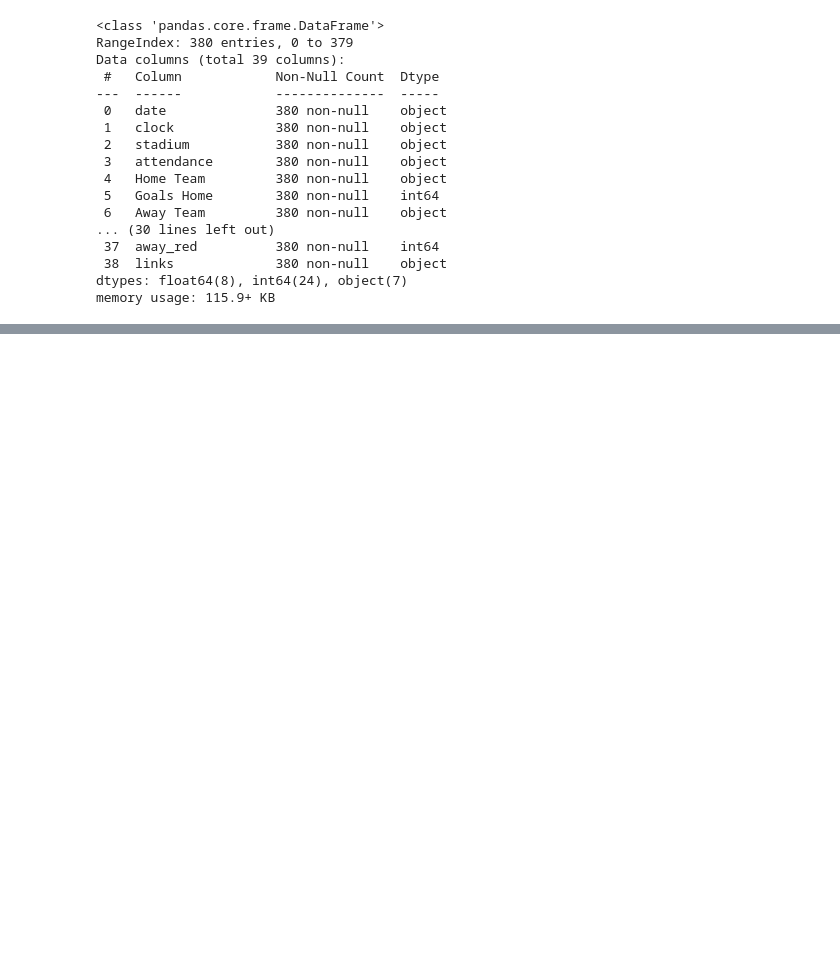
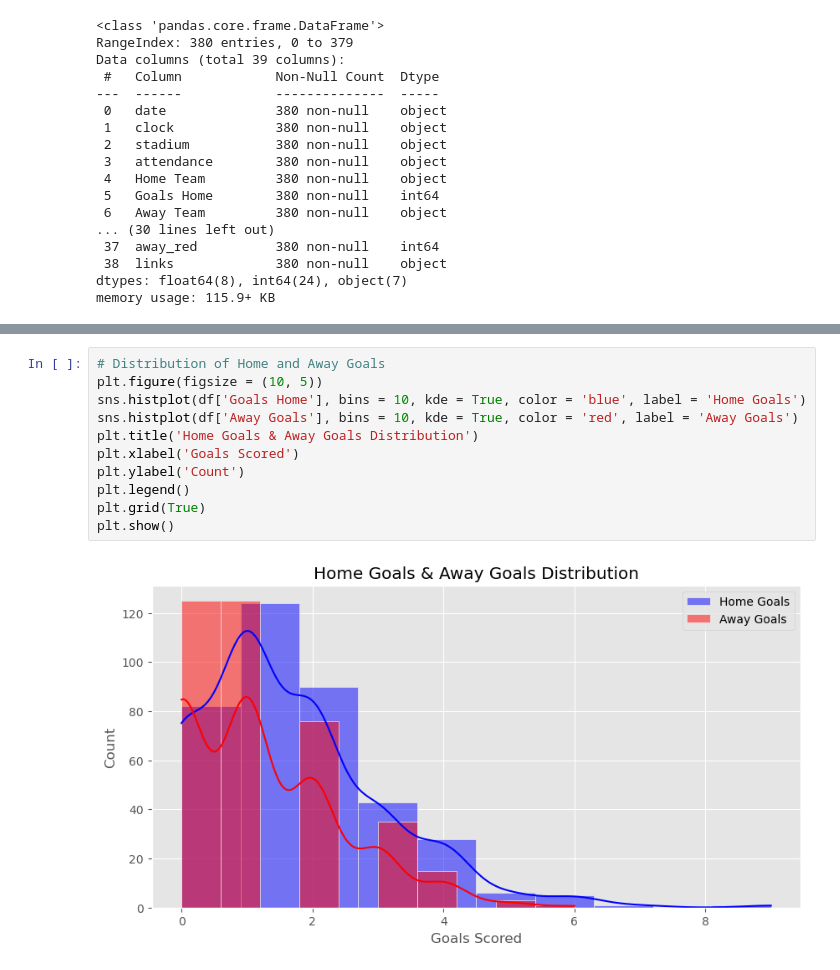
Before and after one commit to Snkiha/Premier-League-Win-Prediction, a Jupyter notebook: premierLeague_LogR.ipynb, the cells around one changed output, grey strips where cells are left out. Saved outputs shown, nothing was run; the diff lists cells and outputs as text; blank space fills up the shorter version.

```diff
--- a/premierLeague_LogR.ipynb
+++ b/premierLeague_LogR.ipynb
@@ -55,0 +92,13 @@ memory usage: 115.9+ KB
+# %%
+# Distribution of Home and Away Goals
+plt.figure(figsize = (10, 5))
+sns.histplot(df['Goals Home'], bins = 10, kde = True, color = 'blue', label = 'Home Goals')
+sns.histplot(df['Away Goals'], bins = 10, kde = True, color = 'red', label = 'Away Goals')
+plt.title('Home Goals & Away Goals Distribution')
+plt.xlabel('Goals Scored')
+plt.ylabel('Count')
+plt.legend()
+plt.grid(True)
+plt.show()
+# %% [output]
+[figure, added]
```
Also changed, not shown: parts of 7 cells of this notebook.
